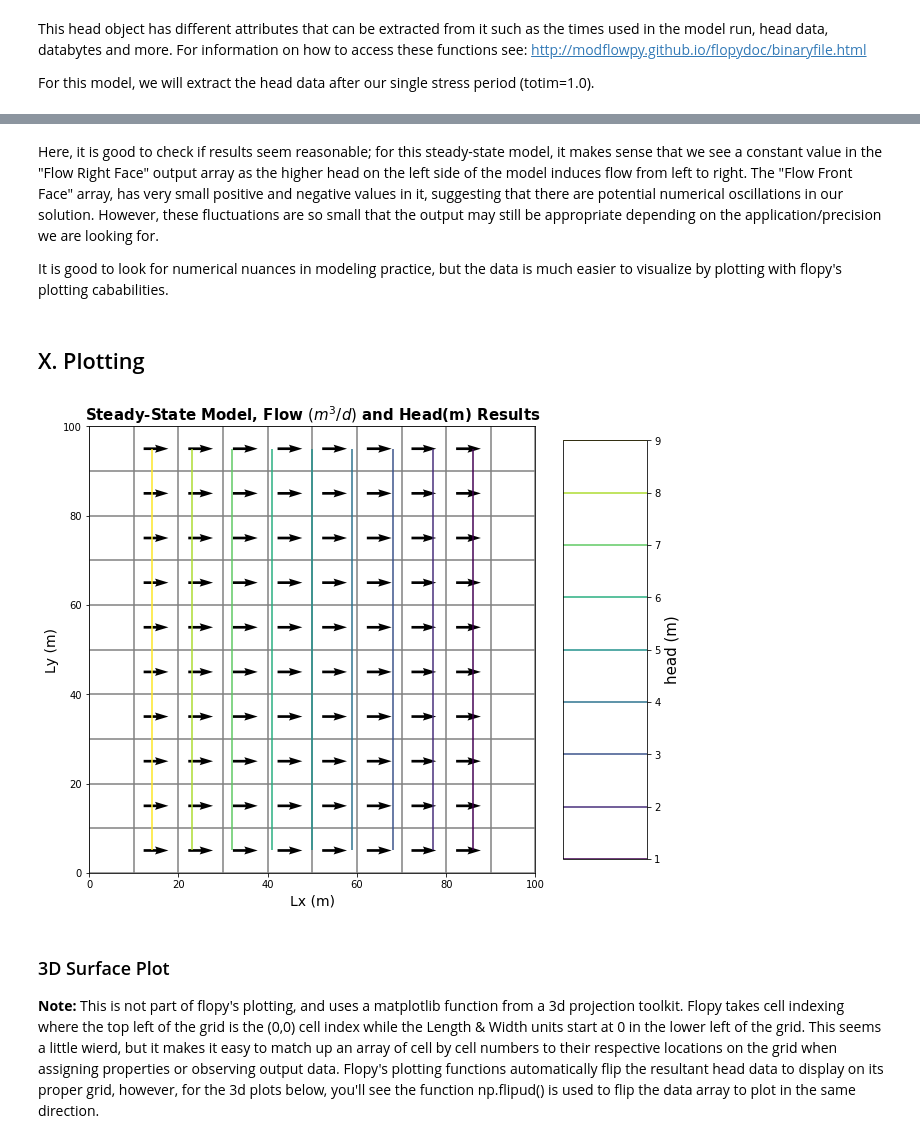
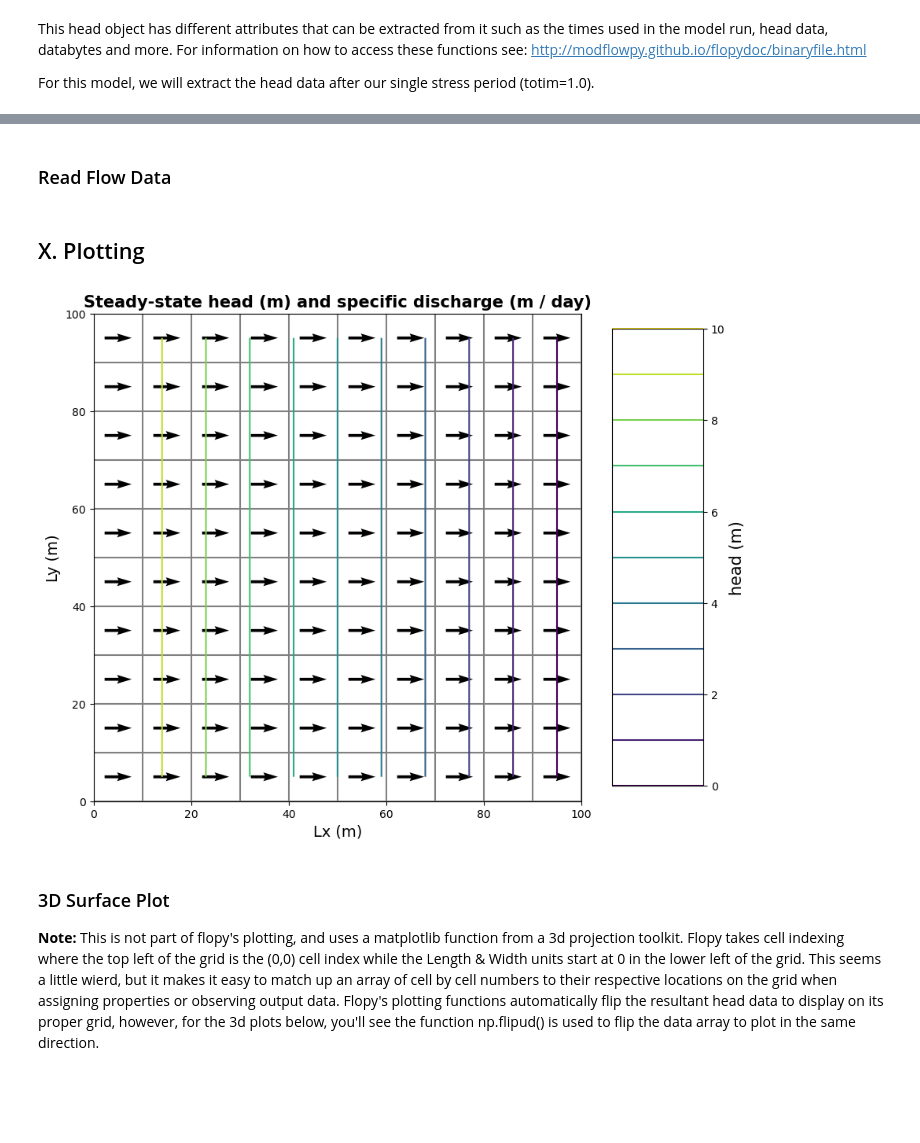
Before and after one commit to bradlipovsky/flopy-tutorials, a Jupyter notebook: Flopy Tutorial 1- Steady-State, Confined Aquifer.ipynb, the cells around one changed output, grey strips where cells are left out. Drawn from its saved outputs; the diff is of its cells as text; code cells hidden in the pictures; blank space fills up the shorter version.

```diff
--- a/Flopy Tutorial 1- Steady-State, Confined Aquifer.ipynb
+++ b/Flopy Tutorial 1- Steady-State, Confined Aquifer.ipynb
@@ -441,3 +394,8 @@ flopy head object:
+# %%
+# Retrieve the head and budget data from the simulation output
+
+head_data = gwf.output.head().get_data()
+budget_data = gwf.output.budget()
 # %% [markdown]
 This head object has different attributes that can be extracted from it such as the times used in the model run, head data, databytes and more. For information on how to access these functions see: http://modflowpy.github.io/flopydoc/binaryfile.html
 
@@ -486,27 +403,39 @@ Flow through Right Face of Grid Cells m^3/d
-# %% [markdown]
-Here, it is good to check if results seem reasonable; for this steady-state model, it makes sense that  we see a constant value in the "Flow Right Face" output array as the higher head on the left side of the model induces flow from left to right. The "Flow Front Face" array, has very small positive and negative values in it, suggesting that there are potential numerical oscillations in our solution. However, these fluctuations are so small that the output may still be appropriate depending on the application/precision we are looking for.
-
-It is good to look for numerical nuances in modeling practice, but the data is much easier to visualize by plotting with flopy's plotting cababilities.
+# %% [markdown]
+### Read Flow Data
+# %%
+# Extract specific discharge data from the budget output
+specific_discharge_data = budget_data.get_data(text='DATA-SPDIS')[0]
+
+# Extract individual components of specific discharge (qx, qy, qz)
+qx, qy, qz = flopy.utils.postprocessing.get_specific_discharge(specific_discharge_data, gwf)
 # %% [markdown]
  <a name="X"></a>
 ## X. Plotting
 # %%
-#plot results
-plt.figure(figsize=(10,10)) #create 10 x 10 figure
-modelmap = flopy.plot.PlotMapView(model=m, layer=0) #use modelmap to attach plot to model
-grid = modelmap.plot_grid() #plot model grid
-contour_levels = np.linspace(head[0].min(),head[0].max(),11) #set contour levels for contouring head
-head_contours = modelmap.contour_array(head, levels=contour_levels) #create head contours
-flows = modelmap.plot_discharge(frf[0], fff[0], head=head) #create discharge arrows
+# 2-D arrays for the first (only) layer
+h  = head_data[0]   # heads
+qx0, qy0 = qx[0], qy[0]   # specific-discharge components
 
-#display parameters
-plt.xlabel('Lx (m)',fontsize = 14)
-plt.ylabel('Ly (m)',fontsize = 14)
-plt.title('Steady-State Model, Flow $(m^3/d)$ and Head(m) Results', fontsize = 15, fontweight = 'bold')
-plt.colorbar(head_contours,aspect=5).set_label('head (m)', fontsize = 15)
-plt.show(modelmap)
+plt.figure(figsize=(10, 10))
+map_view = PlotMapView(model=gwf, layer=0)
+map_view.plot_grid()
+
+# head contours
+contours = np.linspace(h.min(), h.max(), 11)
+head_cs  = map_view.contour_array(h, levels=contours)
+
+# discharge arrows
+map_view.plot_vector(qx0, qy0, normalize=True)
+
+# labels & legend
+plt.xlabel("Lx (m)", fontsize=14)
+plt.ylabel("Ly (m)", fontsize=14)
+plt.title("Steady-state head (m) and specific discharge (m / day)",
+          fontsize=15, fontweight="bold")
+plt.colorbar(head_cs, aspect=5).set_label("head (m)", fontsize=15)
+plt.show()
 # %% [output]
-[figure, old version]
+[figure, new version]
 # %% [markdown]
 ### 3D Surface Plot
 
```
Also changed, not shown: parts of 39 cells of this notebook.
